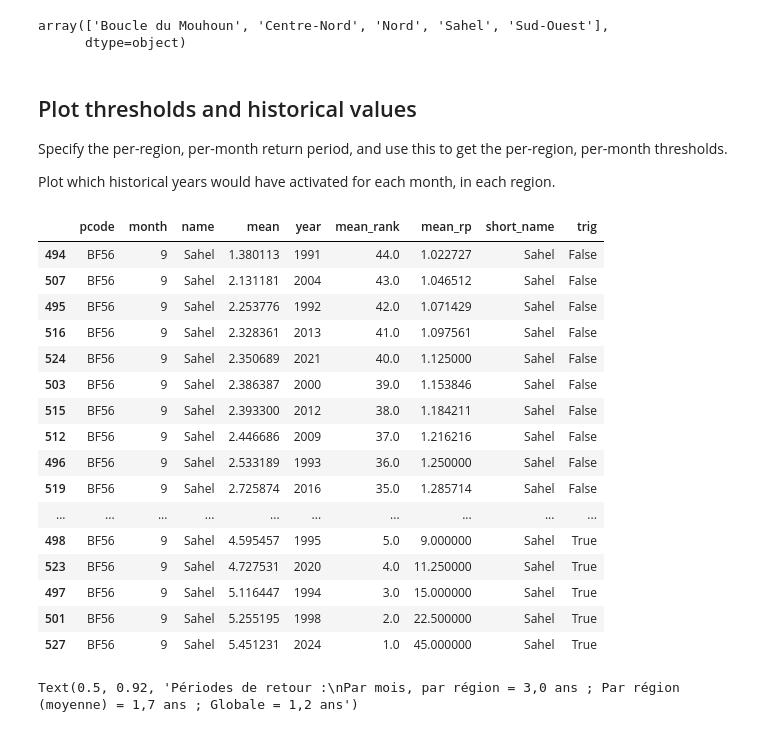
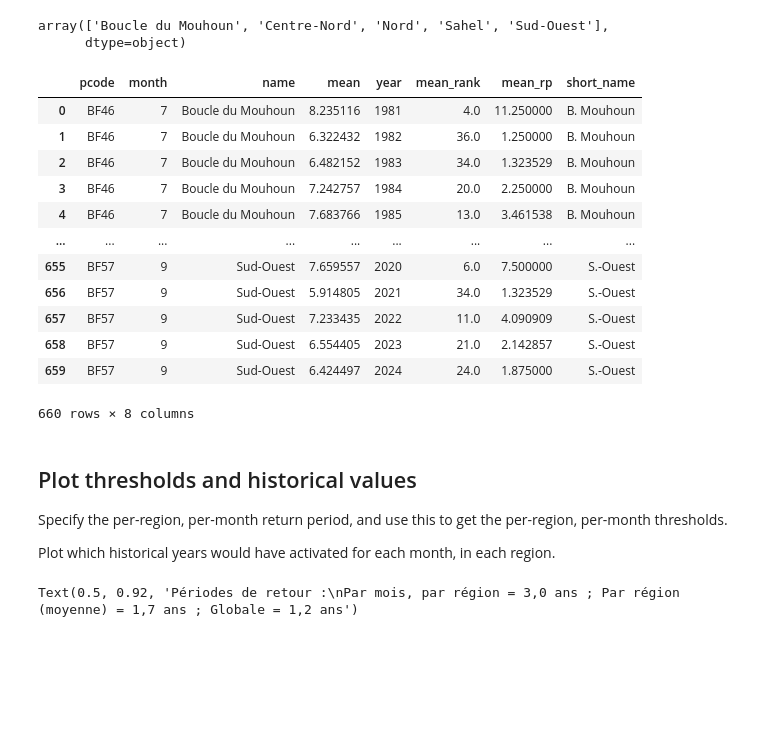
Before and after one commit to OCHA-DAP/ds-aa-bfa-flooding, a Jupyter notebook: analysis/seas5_trigger_individual_extraregions.ipynb, the cells around one changed output. Saved outputs shown, nothing was run; the diff lists cells and outputs as text; code cells hidden in the pictures; blank space fills up the shorter version.

```diff
--- a/analysis/seas5_trigger_individual_extraregions.ipynb
+++ b/analysis/seas5_trigger_individual_extraregions.ipynb
@@ -141,3 +141,19 @@ short_names = {
 }
 # %%
 df_seas5_season["short_name"] = df_seas5_season["name"].replace(short_names)
+# %%
+df_seas5_season
+# %% [output]
+|  | pcode | month | name | mean | year | mean_rank | mean_rp | short_name |
+| 0 | BF46 | 7 | Boucle du Mouhoun | 8.235116 | 1981 | 4.0 | 11.250000 | B. Mouhoun |
+| 1 | BF46 | 7 | Boucle du Mouhoun | 6.322432 | 1982 | 36.0 | 1.250000 | B. Mouhoun |
+| 2 | BF46 | 7 | Boucle du Mouhoun | 6.482152 | 1983 | 34.0 | 1.323529 | B. Mouhoun |
+| 3 | BF46 | 7 | Boucle du Mouhoun | 7.242757 | 1984 | 20.0 | 2.250000 | B. Mouhoun |
+| 4 | BF46 | 7 | Boucle du Mouhoun | 7.683766 | 1985 | 13.0 | 3.461538 | B. Mouhoun |
+| ... | ... | ... | ... | ... | ... | ... | ... | ... |
+| 655 | BF57 | 9 | Sud-Ouest | 7.659557 | 2020 | 6.0 | 7.500000 | S.-Ouest |
+| 656 | BF57 | 9 | Sud-Ouest | 5.914805 | 2021 | 34.0 | 1.323529 | S.-Ouest |
+| 657 | BF57 | 9 | Sud-Ouest | 7.233435 | 2022 | 11.0 | 4.090909 | S.-Ouest |
+| 658 | BF57 | 9 | Sud-Ouest | 6.554405 | 2023 | 21.0 | 2.142857 | S.-Ouest |
+| 659 | BF57 | 9 | Sud-Ouest | 6.424497 | 2024 | 24.0 | 1.875000 | S.-Ouest |
+660 rows × 8 columns
@@ -149,26 +170,6 @@ Specify the per-region, per-month return period, and use this to get the per-reg
 Plot which historical years would have activated for each month, in each region.
 # %%
 rp_ind = 3
-# %%
-name_group
-# %% [output]
-|  | pcode | month | name | mean | year | mean_rank | mean_rp | short_name | trig |
-| 494 | BF56 | 9 | Sahel | 1.380113 | 1991 | 44.0 | 1.022727 | Sahel | False |
-| 507 | BF56 | 9 | Sahel | 2.131181 | 2004 | 43.0 | 1.046512 | Sahel | False |
-| 495 | BF56 | 9 | Sahel | 2.253776 | 1992 | 42.0 | 1.071429 | Sahel | False |
-| 516 | BF56 | 9 | Sahel | 2.328361 | 2013 | 41.0 | 1.097561 | Sahel | False |
-| 524 | BF56 | 9 | Sahel | 2.350689 | 2021 | 40.0 | 1.125000 | Sahel | False |
-| 503 | BF56 | 9 | Sahel | 2.386387 | 2000 | 39.0 | 1.153846 | Sahel | False |
-| 515 | BF56 | 9 | Sahel | 2.393300 | 2012 | 38.0 | 1.184211 | Sahel | False |
-| 512 | BF56 | 9 | Sahel | 2.446686 | 2009 | 37.0 | 1.216216 | Sahel | False |
-| 496 | BF56 | 9 | Sahel | 2.533189 | 1993 | 36.0 | 1.250000 | Sahel | False |
-| 519 | BF56 | 9 | Sahel | 2.725874 | 2016 | 35.0 | 1.285714 | Sahel | False |
-| ... | ... | ... | ... | ... | ... | ... | ... | ... | ... |
-| 498 | BF56 | 9 | Sahel | 4.595457 | 1995 | 5.0 | 9.000000 | Sahel | True |
-| 523 | BF56 | 9 | Sahel | 4.727531 | 2020 | 4.0 | 11.250000 | Sahel | True |
-| 497 | BF56 | 9 | Sahel | 5.116447 | 1994 | 3.0 | 15.000000 | Sahel | True |
-| 501 | BF56 | 9 | Sahel | 5.255195 | 1998 | 2.0 | 22.500000 | Sahel | True |
-| 527 | BF56 | 9 | Sahel | 5.451231 | 2024 | 1.0 | 45.000000 | Sahel | True |
 # %%
 min_year = 2000
 
```
Also changed, not shown: parts of 7 cells of this notebook, 1 other file.
